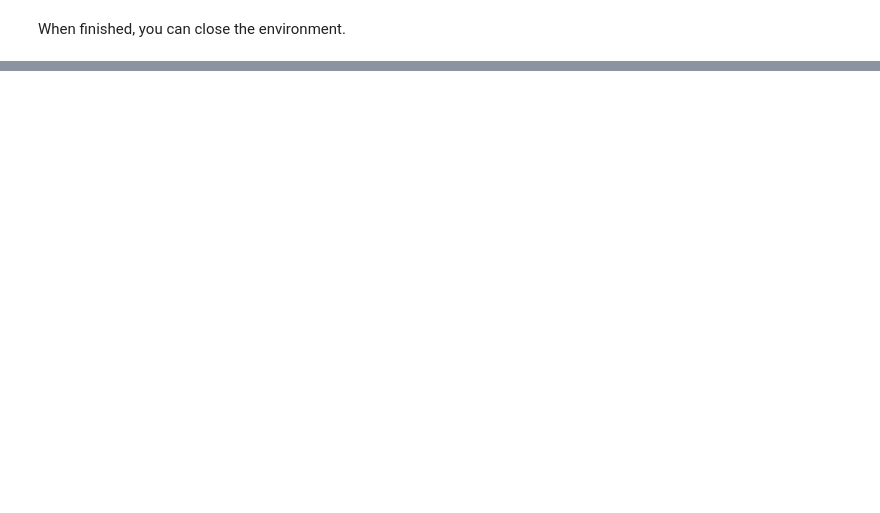
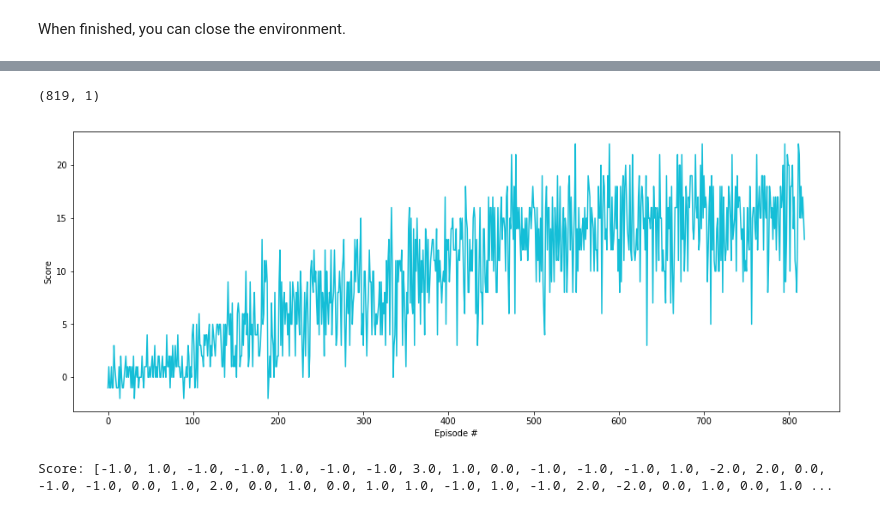
Before and after one commit to kathakali/Banana-Collector, a Jupyter notebook: Navigation.ipynb, the cells around one changed output, grey strips where cells are left out. Saved outputs shown, nothing was run; the diff lists cells and outputs as text; code cells hidden in the pictures; blank space fills up the shorter version.

```diff
--- a/Navigation.ipynb
+++ b/Navigation.ipynb
@@ -34,0 +18,6 @@ env = UnityEnvironment(file_name="/home/kathakali/gym/deep-reinforcement-learnin
+# %%
+from unityagents import UnityEnvironment
+import numpy as np
+
+# please do not modify the line below
+env = UnityEnvironment(file_name="/data/Banana_Linux_NoVis/Banana.x86_64")
@@ -150,0 +429,17 @@ When finished, you can close the environment.
+# %%
+dfscores.shape
+# %% [output]
+(819, 1)
+# %%
+# plot the scores
+import matplotlib.pyplot as plt
+fig = plt.figure(figsize=(16,6))
+ax = fig.add_subplot(111)
+plt.plot(np.arange(len(scores)), scores, color='#14bed7')
+plt.ylabel('Score')
+plt.xlabel('Episode #')
+plt.show()
+print("Score: {}".format(scores))
+# %% [output]
+[figure, added]
+Score: [-1.0, 1.0, -1.0, -1.0, 1.0, -1.0, -1.0, 3.0, 1.0, 0.0, -1.0, -1.0, -1.0, 1.0, -2.0, 2.0, 0.0, -1.0, -1.0, 0.0, 1.0, 2.0, 0.0, 1.0, 0.0, 1.0, 1.0, -1.0, 1.0, -1.0, 2.0, -2.0, 0.0, 1.0, 0.0, 1.0 ...
```
Also changed, not shown: parts of 22 cells of this notebook.
